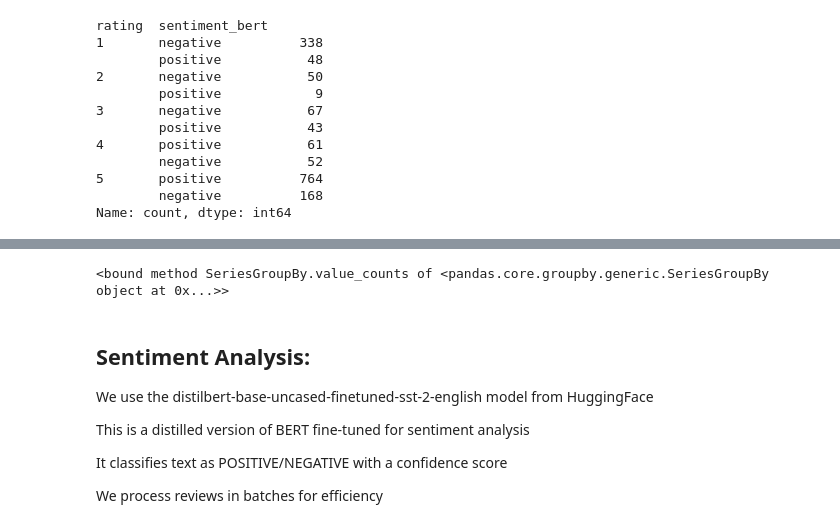
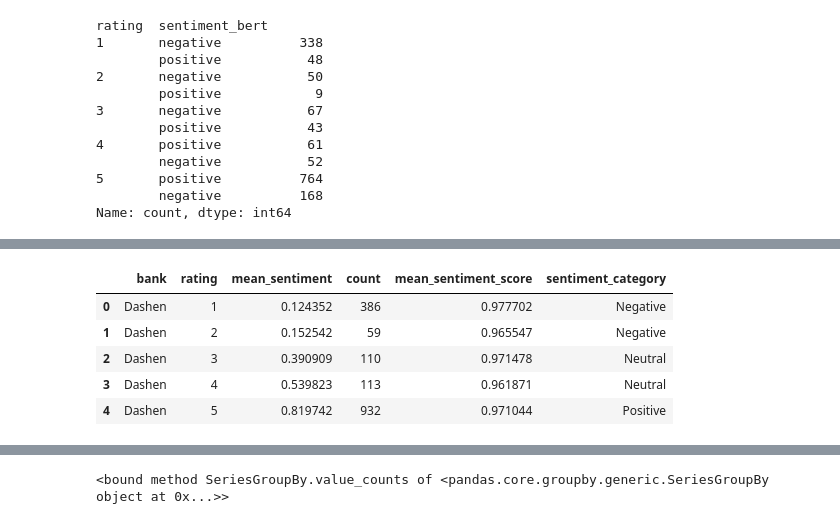
Before and after one commit to mubarek4566/Ethiopian-Bank-App-Review, a Jupyter notebook: notebook/main.ipynb, the cells around one changed output, grey strips where cells are left out. Cells and saved outputs as stored; diff of their text form; code cells hidden in the pictures.

```diff
--- a/notebook/main.ipynb
+++ b/notebook/main.ipynb
@@ -267,3 +323,12 @@ Name: count, dtype: int64
+# %%
+sentiment.aggregate_sentiment1()
+# %% [output]
+|  | bank | rating | mean_sentiment | count | mean_sentiment_score | sentiment_category |
+| 0 | Dashen | 1 | 0.124352 | 386 | 0.977702 | Negative |
+| 1 | Dashen | 2 | 0.152542 | 59 | 0.965547 | Negative |
+| 2 | Dashen | 3 | 0.390909 | 110 | 0.971478 | Neutral |
+| 3 | Dashen | 4 | 0.539823 | 113 | 0.961871 | Neutral |
+| 4 | Dashen | 5 | 0.819742 | 932 | 0.971044 | Positive |
 # %%
 Theme = ThematicAnalysis(merged_df)
 # %%
@@ -287,13 +352,3 @@ Theme.extract_themes()
 merged_df.groupby('bank')['themes'].value_counts
 # %% [output]
 <bound method SeriesGroupBy.value_counts of <pandas.core.groupby.generic.SeriesGroupBy object at 0x...>>
-# %% [markdown]
-## Sentiment Analysis:
-
-We use the distilbert-base-uncased-finetuned-sst-2-english model from HuggingFace
-
-This is a distilled version of BERT fine-tuned for sentiment analysis
-
-It classifies text as POSITIVE/NEGATIVE with a confidence score
-
-We process reviews in batches for efficiency
```
Also changed, not shown: parts of 15 cells of this notebook, 2 other files.
